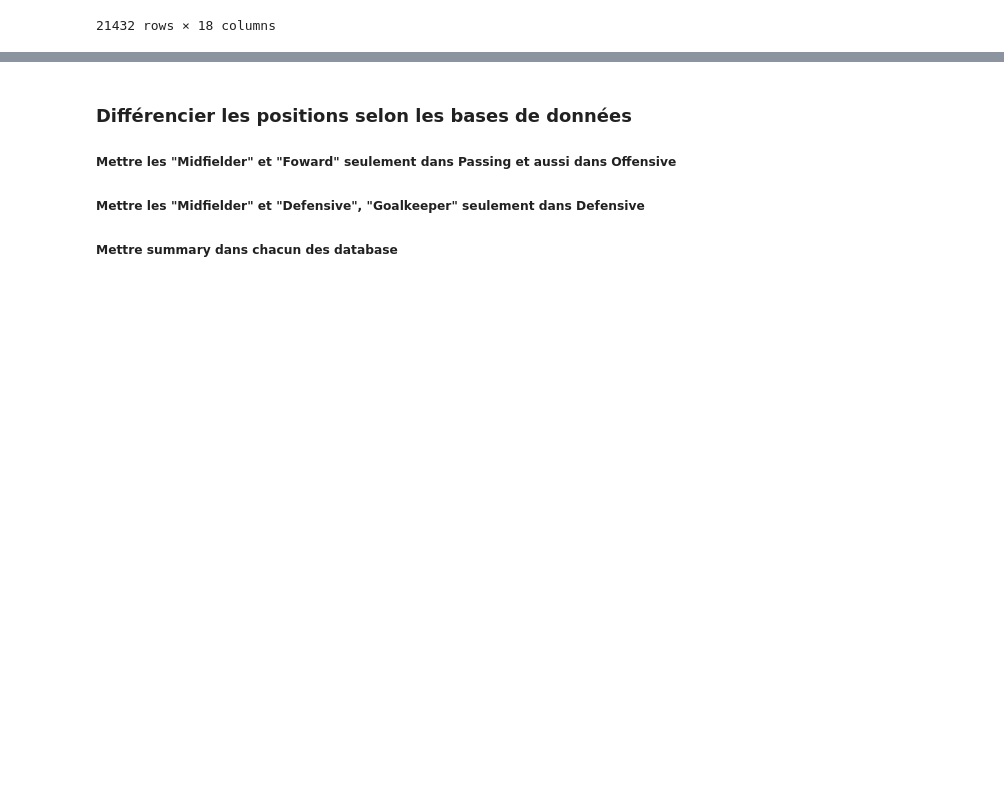
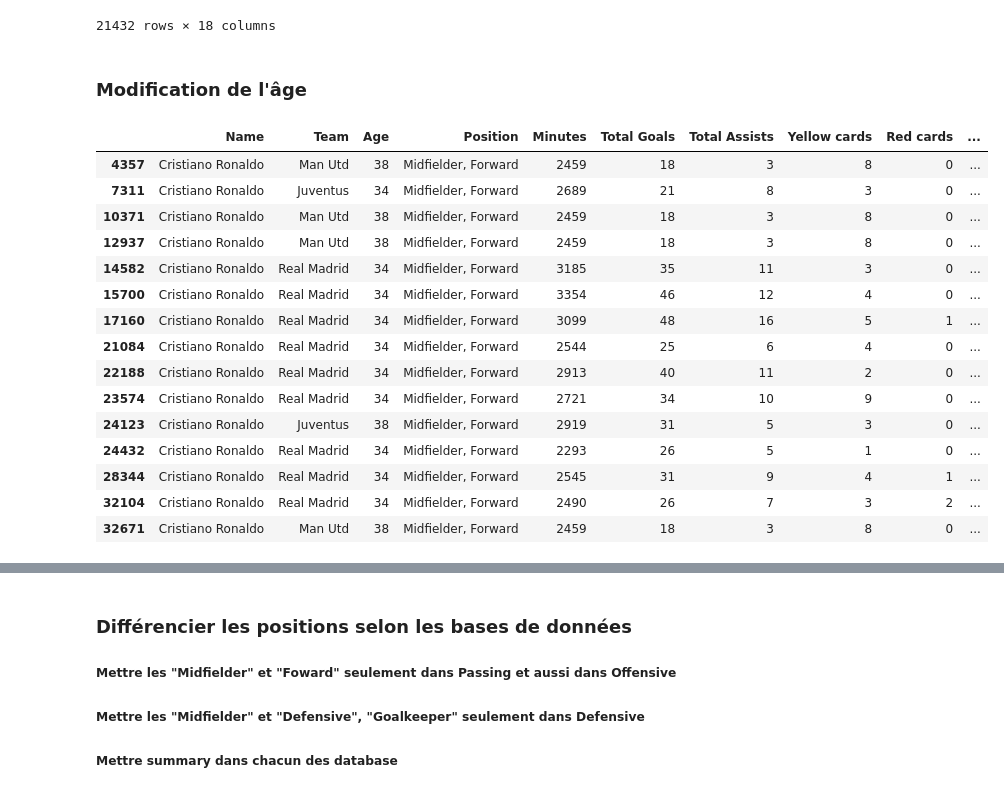
Before and after one commit to lbenyamin/Skoot, a Jupyter notebook: Preprocessing/Preprocessing_Whoscored/Preprocessing_Whoscored_Data.ipynb, the cells around one changed output, grey strips where cells are left out. Cells and saved outputs as stored; diff of their text form; code cells hidden in the pictures; blank space fills up the shorter version.

```diff
--- a/Preprocessing/Preprocessing_Whoscored/Preprocessing_Whoscored_Data.ipynb
+++ b/Preprocessing/Preprocessing_Whoscored/Preprocessing_Whoscored_Data.ipynb
@@ -803,3 +803,24 @@ df_summary
 | 32939 | Steven Bergwijn | Tottenham | 25 | Midfielder, Forward | 551 | 3 | 1 | 1 | 0 | ... |
 | 32941 | Kieran Dowell | Norwich | 25 | Midfielder, Forward | 913 | 1 | 1 | 0 | 0 | ... |
 21432 rows × 18 columns
+# %% [markdown]
+### Modification de l'âge
+# %%
+df_summary.loc[df_summary.Name == 'Cristiano Ronaldo']
+# %% [output]
+|  | Name | Team | Age | Position | Minutes | Total Goals | Total Assists | Yellow cards | Red cards | ... |
+| 4357 | Cristiano Ronaldo | Man Utd | 38 | Midfielder, Forward | 2459 | 18 | 3 | 8 | 0 | ... |
+| 7311 | Cristiano Ronaldo | Juventus | 34 | Midfielder, Forward | 2689 | 21 | 8 | 3 | 0 | ... |
+| 10371 | Cristiano Ronaldo | Man Utd | 38 | Midfielder, Forward | 2459 | 18 | 3 | 8 | 0 | ... |
+| 12937 | Cristiano Ronaldo | Man Utd | 38 | Midfielder, Forward | 2459 | 18 | 3 | 8 | 0 | ... |
+| 14582 | Cristiano Ronaldo | Real Madrid | 34 | Midfielder, Forward | 3185 | 35 | 11 | 3 | 0 | ... |
+| 15700 | Cristiano Ronaldo | Real Madrid | 34 | Midfielder, Forward | 3354 | 46 | 12 | 4 | 0 | ... |
+| 17160 | Cristiano Ronaldo | Real Madrid | 34 | Midfielder, Forward | 3099 | 48 | 16 | 5 | 1 | ... |
+| 21084 | Cristiano Ronaldo | Real Madrid | 34 | Midfielder, Forward | 2544 | 25 | 6 | 4 | 0 | ... |
+| 22188 | Cristiano Ronaldo | Real Madrid | 34 | Midfielder, Forward | 2913 | 40 | 11 | 2 | 0 | ... |
+| 23574 | Cristiano Ronaldo | Real Madrid | 34 | Midfielder, Forward | 2721 | 34 | 10 | 9 | 0 | ... |
+| 24123 | Cristiano Ronaldo | Juventus | 38 | Midfielder, Forward | 2919 | 31 | 5 | 3 | 0 | ... |
+| 24432 | Cristiano Ronaldo | Real Madrid | 34 | Midfielder, Forward | 2293 | 26 | 5 | 1 | 0 | ... |
+| 28344 | Cristiano Ronaldo | Real Madrid | 34 | Midfielder, Forward | 2545 | 31 | 9 | 4 | 1 | ... |
+| 32104 | Cristiano Ronaldo | Real Madrid | 34 | Midfielder, Forward | 2490 | 26 | 7 | 3 | 2 | ... |
+| 32671 | Cristiano Ronaldo | Man Utd | 38 | Midfielder, Forward | 2459 | 18 | 3 | 8 | 0 | ... |
```
Also changed, not shown: parts of 19 cells of this notebook.
